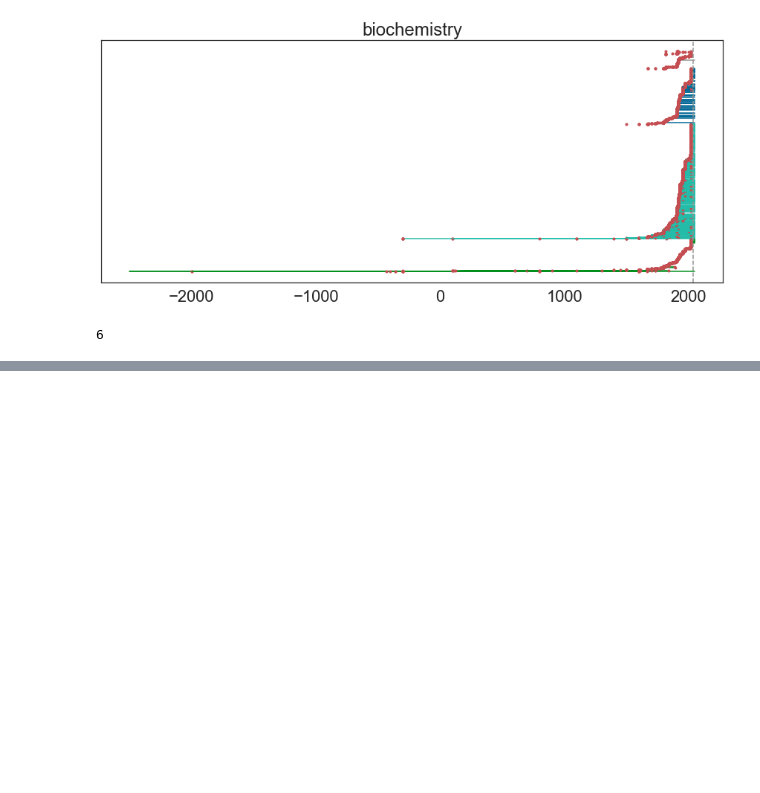
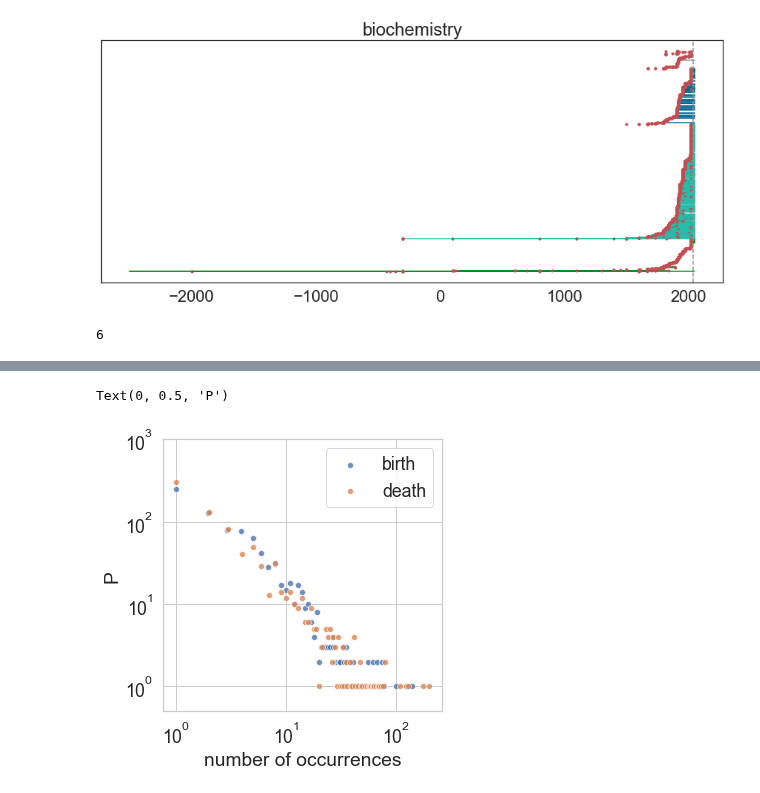
Before and after one commit to harangju/wikinet, a Jupyter notebook: test-persistent-homology.ipynb, the cells around one changed output, grey strips where cells are left out. Drawn from its saved outputs; the diff is of its cells as text; code cells hidden in the pictures; blank space fills up the shorter version.

```diff
--- a/test-persistent-homology.ipynb
+++ b/test-persistent-homology.ipynb
@@ -118,0 +126,18 @@ sns.barplot(x='names', y='value', hue='type', data=counts)
+# %%
+fig = plt.figure(figsize=(5,5))
+hist, edges = np.histogram([sum(x) for x in births.values()], 1000)
+ax = sns.scatterplot('x', 'y', data={'x': edges[:-1],
+                                     'y': hist}, alpha=0.8)
+hist, edges = np.histogram([sum(x) for x in deaths.values()], 1000)
+sns.scatterplot('x', 'y', data={'x': edges[:-1],
+                                'y': hist}, alpha=0.8)
+ax.set_yscale('log')
+ax.set_ylim([.5,1000])
+ax.set_xscale('log')
+ax.set_ylim([.5,1000])
+ax.legend(['birth', 'death'])
+ax.set_xlabel('number of occurrences')
+ax.set_ylabel('P')
+# %% [output]
+Text(0, 0.5, 'P')
+[figure, added]
```
Also changed, not shown: parts of 9 cells of this notebook.
